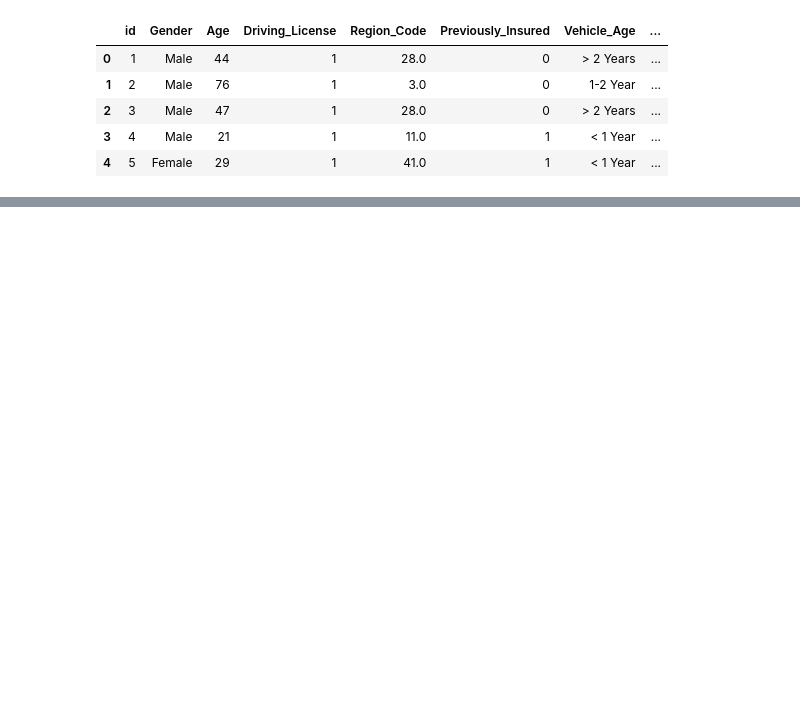
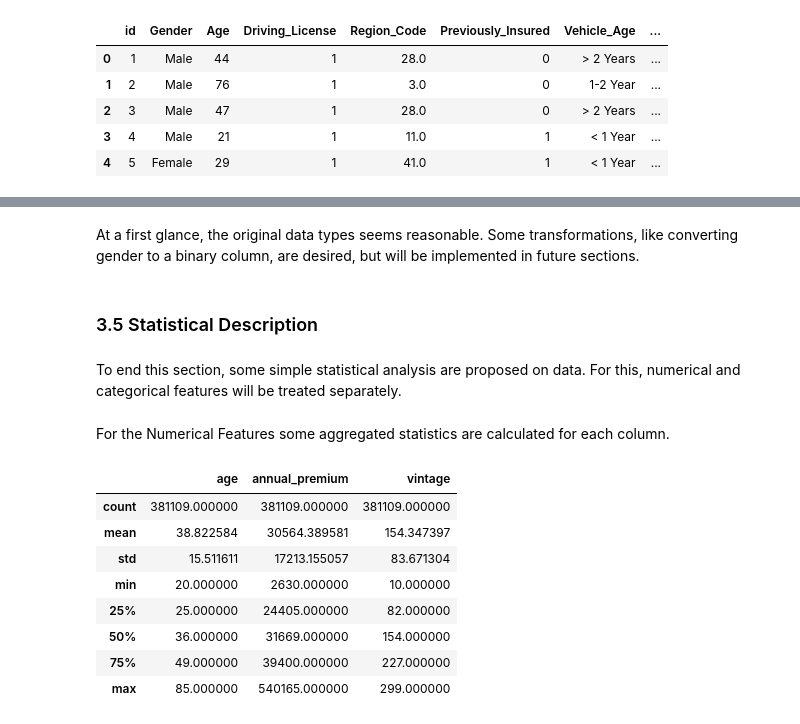
Before and after one commit to andre-ls/insurance-cross-sell, a Jupyter notebook: Code/main_notebook.ipynb, the cells around one changed output, grey strips where cells are left out. Cells and saved outputs as stored; diff of their text form; code cells hidden in the pictures; blank space fills up the shorter version.

```diff
--- a/Code/main_notebook.ipynb
+++ b/Code/main_notebook.ipynb
@@ -24,0 +80,23 @@ data.head()
+# %% [markdown]
+At a first glance, the original data types seems reasonable. Some transformations, like converting gender to a binary column, are desired, but will be implemented in future sections.
+# %% [markdown]
+### 3.5 Statistical Description
+# %% [markdown]
+To end this section, some simple statistical analysis are proposed on data. For this, numerical and categorical features will be treated separately.
+# %%
+numerical_features = ['age','annual_premium','vintage']
+categorical_features = ['gender','driving_license','region_code','previously_insured','vehicle_age','policy_sales_channel','response']
+# %% [markdown]
+For the Numerical Features some aggregated statistics are calculated for each column.
+# %%
+data[numerical_features].describe()
+# %% [output]
+|  | age | annual_premium | vintage |
+| count | 381109.000000 | 381109.000000 | 381109.000000 |
+| mean | 38.822584 | 30564.389581 | 154.347397 |
+| std | 15.511611 | 17213.155057 | 83.671304 |
+| min | 20.000000 | 2630.000000 | 10.000000 |
+| 25% | 25.000000 | 24405.000000 | 82.000000 |
+| 50% | 36.000000 | 31669.000000 | 154.000000 |
+| 75% | 49.000000 | 39400.000000 | 227.000000 |
+| max | 85.000000 | 540165.000000 | 299.000000 |
```
Also changed, not shown: parts of 17 cells of this notebook.
